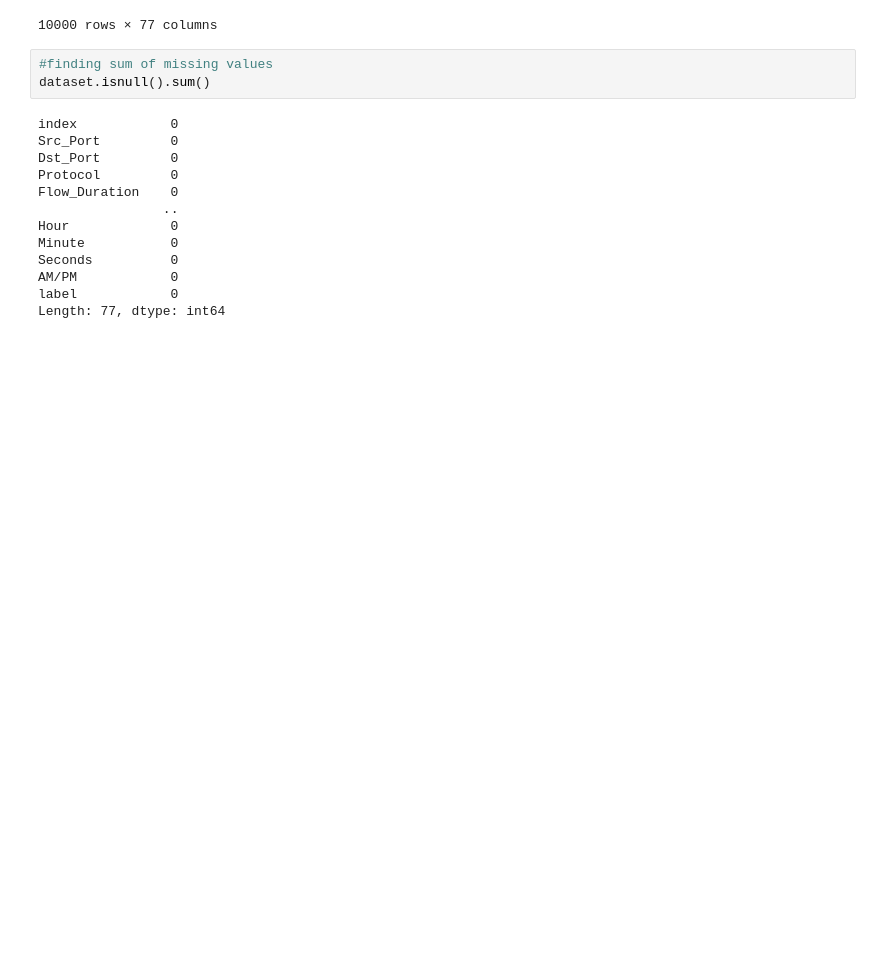
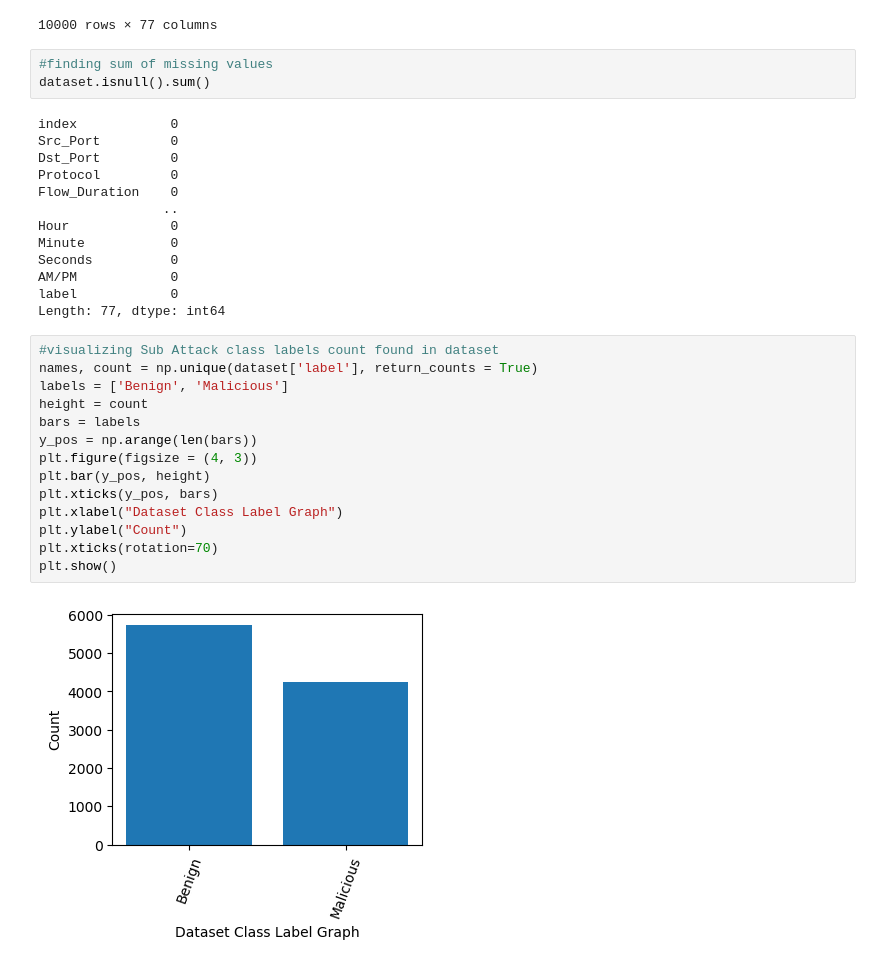
Before and after one commit to seerapusairam/Design-Of-An-Intrusion-Detection-Model-for-IoT-Enabled-Smart-Homes, a Jupyter notebook: IOTIntrusionDetection.ipynb, the cells around one changed output. Drawn from its saved outputs; the diff is of its cells as text; blank space fills up the shorter version.

```diff
--- a/IOTIntrusionDetection.ipynb
+++ b/IOTIntrusionDetection.ipynb
@@ -37,3 +41,19 @@ Seconds          0
 AM/PM            0
 label            0
 Length: 77, dtype: int64
+# %%
+#visualizing Sub Attack class labels count found in dataset
+names, count = np.unique(dataset['label'], return_counts = True)
+labels = ['Benign', 'Malicious']
+height = count
+bars = labels
+y_pos = np.arange(len(bars))
+plt.figure(figsize = (4, 3))
+plt.bar(y_pos, height)
+plt.xticks(y_pos, bars)
+plt.xlabel("Dataset Class Label Graph")
+plt.ylabel("Count")
+plt.xticks(rotation=70)
+plt.show()
+# %% [output]
+[figure, added]
```
Also changed, not shown: parts of 2 cells of this notebook.
